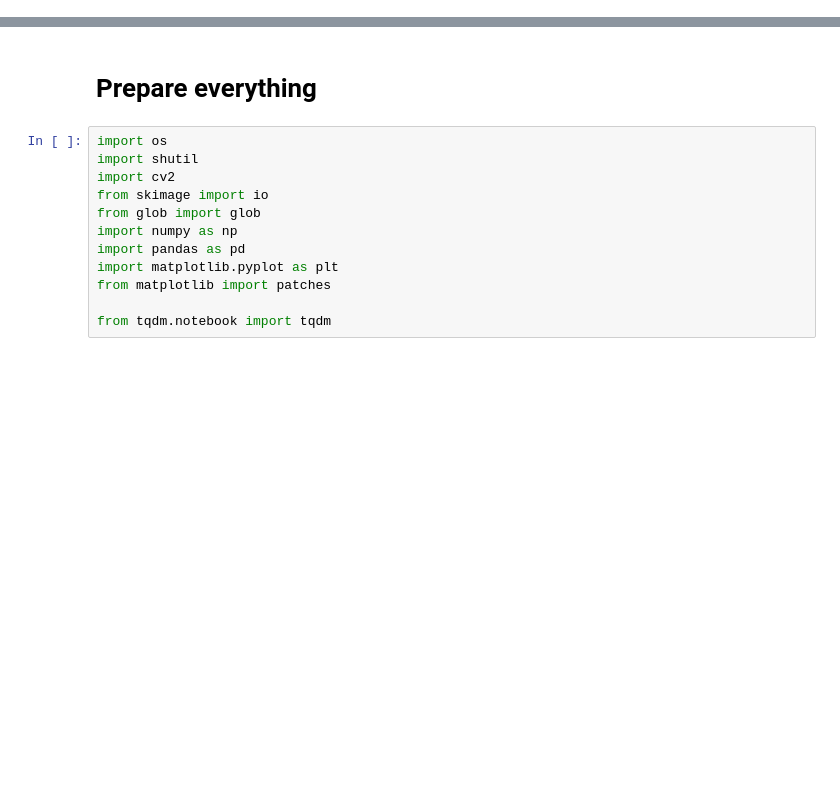
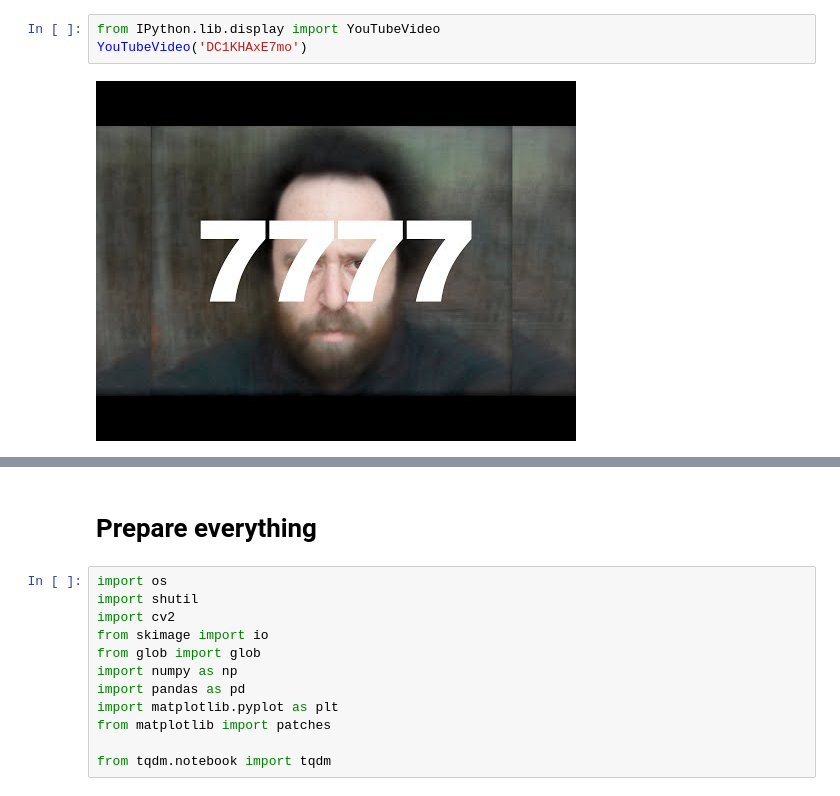
Before and after one commit to miykael/noah_ages, a Jupyter notebook: noah_ages-video.ipynb, the cells around one changed output, grey strips where cells are left out. Cells and saved outputs as stored; diff of their text form; blank space fills up the shorter version.

```diff
--- a/noah_ages-video.ipynb
+++ b/noah_ages-video.ipynb
@@ -0,0 +5,5 @@
+# %%
+from IPython.lib.display import YouTubeVideo
+YouTubeVideo('DC1KHAxE7mo')
+# %% [output]
+[figure, added]
```
Also changed, not shown: parts of 3 cells of this notebook.
